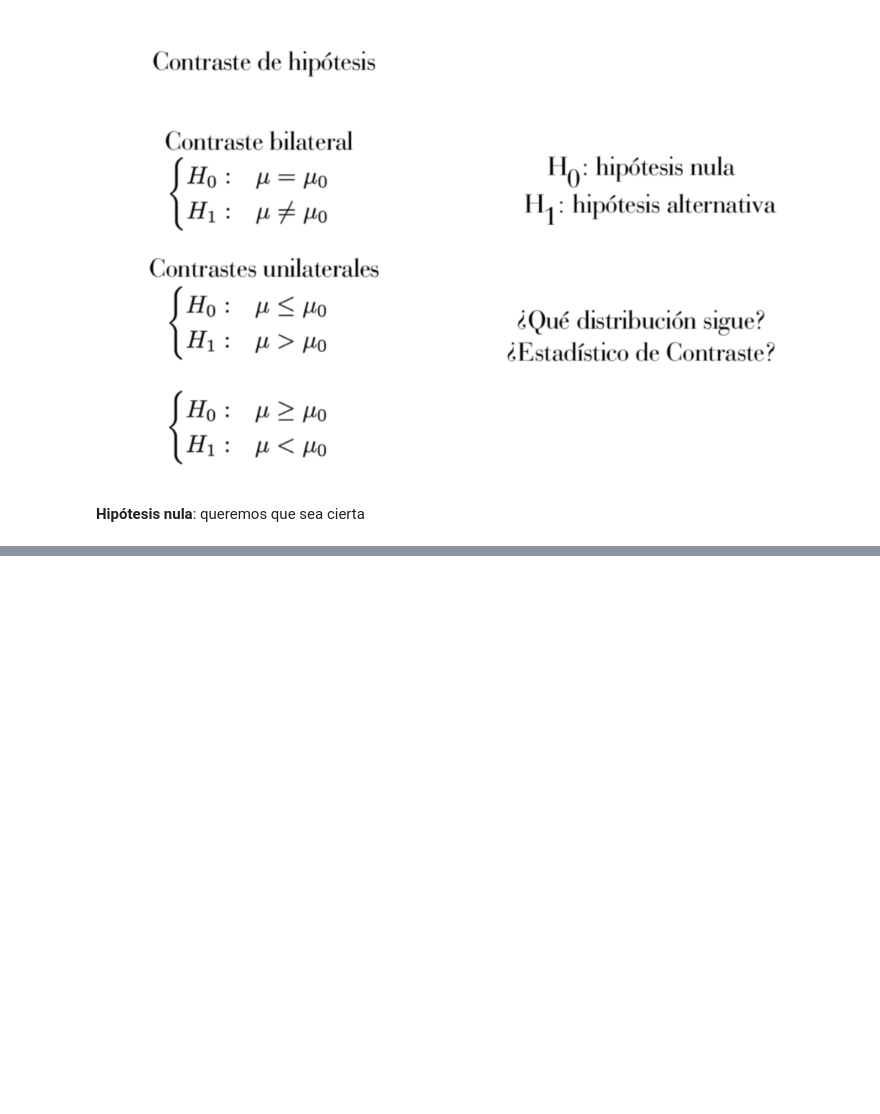
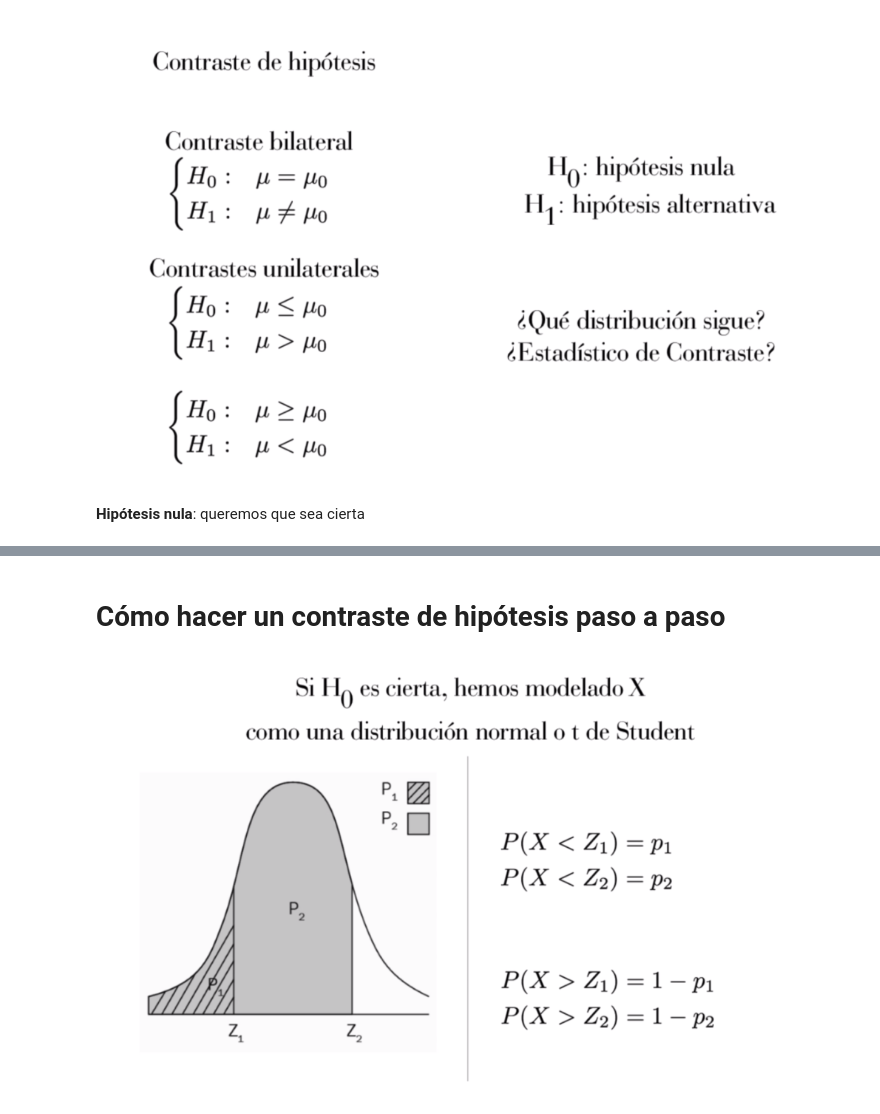
Before and after one commit to olivisoll/python_ML, a Jupyter notebook: notebooks/T3 - 3 - Los contrastes de hipótesis.ipynb, the cells around one changed output, grey strips where cells are left out. Cells and saved outputs as stored; diff of their text form; code cells hidden in the pictures; blank space fills up the shorter version.

```diff
--- a/notebooks/T3 - 3 - Los contrastes de hipótesis.ipynb
+++ b/notebooks/T3 - 3 - Los contrastes de hipótesis.ipynb
@@ -8,0 +13,6 @@ Image(filename="resources/contraste_hipotesis.png")
+# %% [markdown]
+# Cómo hacer un contraste de hipótesis paso a paso
+# %%
+Image(filename="resources/contraste_hipotesis3.png")
+# %% [output]
+[figure, added]
```
Also changed, not shown: parts of 1 cell of this notebook, 2 other files.
